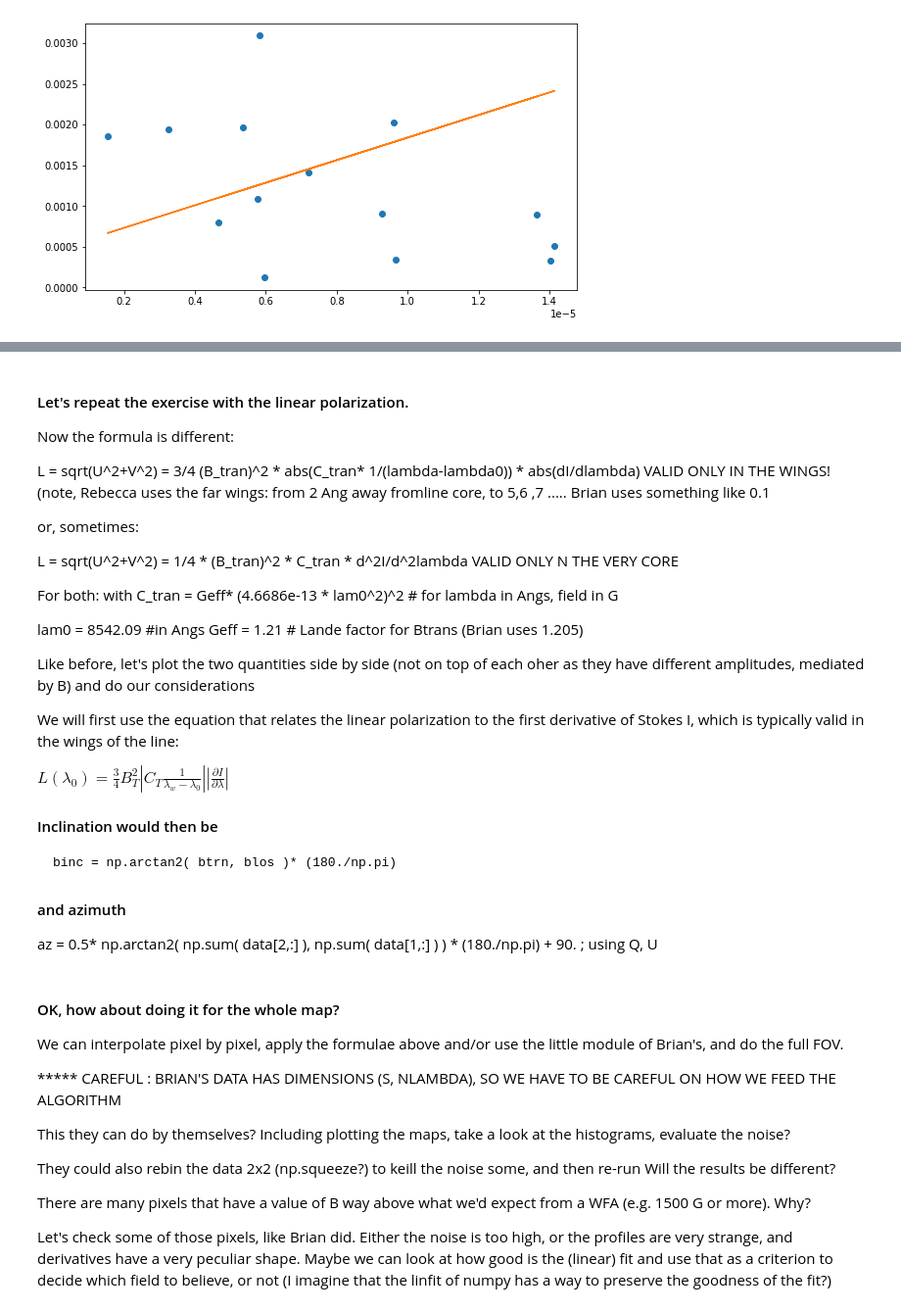
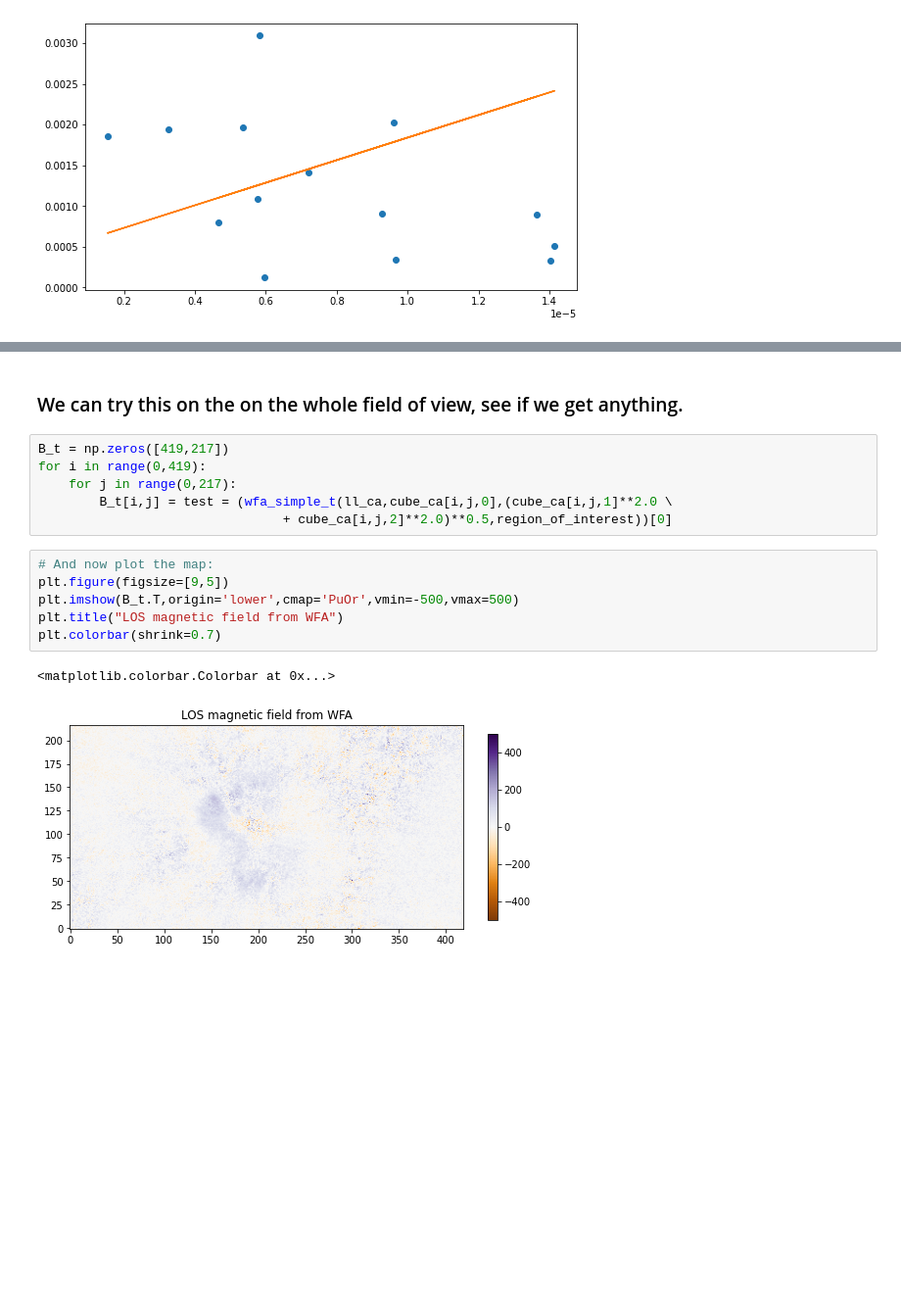
Before and after one commit to ivanzmilic/dkist_workshop_4, a Jupyter notebook: IBIS/IBIS_polarimetric_diagnostic.ipynb, the cells around one changed output, grey strips where cells are left out. Shown at 98% size. Drawn from its saved outputs; the diff is of its cells as text; blank space fills up the shorter version.

```diff
--- a/IBIS/IBIS_polarimetric_diagnostic.ipynb
+++ b/IBIS/IBIS_polarimetric_diagnostic.ipynb
@@ -496,54 +432,18 @@ Maybe interpolating before doing the derivative would have been better? TBD
-# %% [markdown]
-#### Let's repeat the exercise with the linear polarization.
-
-Now the formula is different:
-
-L = sqrt(U^2+V^2) = 3/4 (B_tran)^2 * abs(C_tran* 1/(lambda-lambda0)) * abs(dI/dlambda)
-VALID ONLY IN THE WINGS!  (note, Rebecca uses the far wings: from 2 Ang away fromline core, to 5,6 ,7 .....
-Brian uses something like 0.1
-
-or, sometimes:
-
-L = sqrt(U^2+V^2) = 1/4 * (B_tran)^2 * C_tran * d^2I/d^2lambda
-VALID ONLY N THE VERY CORE
-
-For both:
-with C_tran  = Geff* (4.6686e-13 * lam0^2)^2 # for lambda in Angs, field in G
-
-lam0 = 8542.09    #in Angs
-Geff = 1.21   # Lande factor for Btrans (Brian uses 1.205)
-
-
-Like before, let's plot the two quantities side by side (not on top of each oher as they have different amplitudes, mediated by B) and do our considerations
-
-
-
-
-
-We will first use the equation that relates the linear polarization to the first derivative of Stokes I, which is typically valid in the wings of the line:
-
-$L(\lambda_0) = \frac{3}{4}B_{T}^2 \left|C_{T}\frac{1}{\lambda_w-\lambda_0}\right|\left|\frac{\partial I}{\partial \lambda}\right|$
-
-#### Inclination would then be
-    binc = np.arctan2( btrn, blos )* (180./np.pi)
-
-#### and azimuth
-az = 0.5* np.arctan2( np.sum( data[2,:] ), np.sum( data[1,:] ) ) * (180./np.pi) + 90. ; using Q, U
-# %% [markdown]
-#### OK, how about doing it for the whole map?
-
-We can interpolate pixel by pixel, apply the formulae above and/or use the little module of Brian's, and do the full FOV.
-
-***** CAREFUL : BRIAN'S DATA HAS DIMENSIONS (S, NLAMBDA), SO WE HAVE TO BE CAREFUL ON HOW WE FEED THE ALGORITHM
-
-
-
-This they can do by themselves? Including plotting the maps, take a look at the histograms, evaluate the noise?
-
-They could also rebin the data 2x2 (np.squeeze?) to keill the noise some, and then re-run
-Will the results be different?
-
-There are many pixels that have a value of B way above what we'd expect from a WFA (e.g. 1500 G or more). Why?
-
-Let's check some of those pixels, like Brian did. Either the noise is too high, or the profiles are very strange, and derivatives have a very peculiar shape. Maybe we can look at how good is the (linear) fit and use that as a criterion to decide which field to believe, or not (I imagine that the linfit of numpy has a way to preserve the goodness of the fit?)
+# %% [markdown]
+### We can try this on the on the whole field of view, see if we get anything.
+# %%
+B_t = np.zeros([419,217])
+for i in range(0,419):
+    for j in range(0,217):
+        B_t[i,j] = test = (wfa_simple_t(ll_ca,cube_ca[i,j,0],(cube_ca[i,j,1]**2.0 \
+                                + cube_ca[i,j,2]**2.0)**0.5,region_of_interest))[0]
+# %%
+# And now plot the map:
+plt.figure(figsize=[9,5])
+plt.imshow(B_t.T,origin='lower',cmap='PuOr',vmin=-500,vmax=500)
+plt.title("LOS magnetic field from WFA")
+plt.colorbar(shrink=0.7)
+# %% [output]
+<matplotlib.colorbar.Colorbar at 0x...>
+[figure, added]
 # %% [markdown]
```
Also changed, not shown: parts of 8 cells of this notebook.
